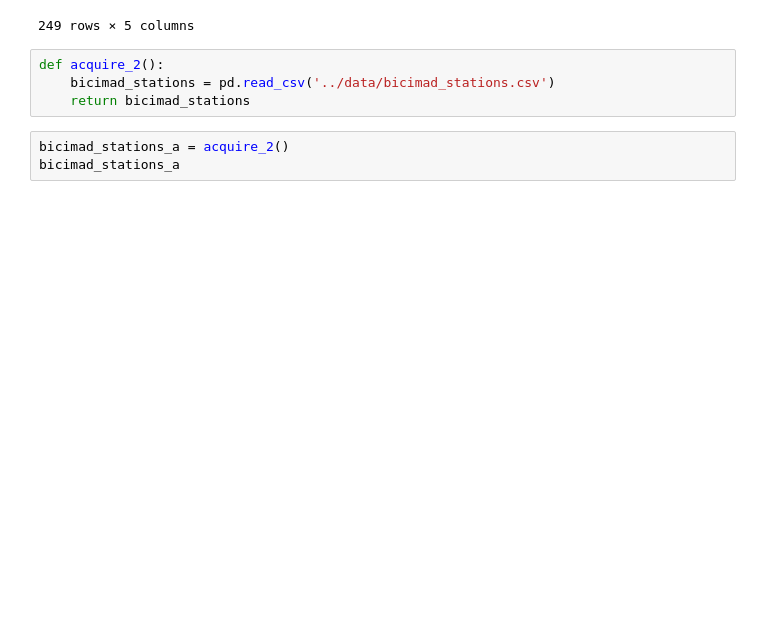
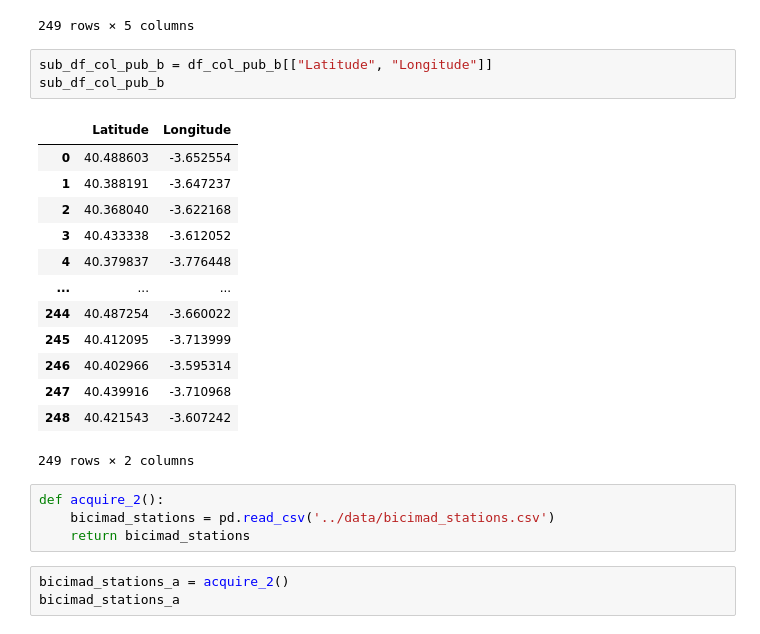
Before and after one commit to MargaMontV/project-module-1, a Jupyter notebook: notebooks/m_analysis.ipynb, the cells around one changed output. Saved outputs shown, nothing was run; the diff lists cells and outputs as text; blank space fills up the shorter version.

```diff
--- a/notebooks/m_analysis.ipynb
+++ b/notebooks/m_analysis.ipynb
@@ -86,6 +87,23 @@ See the caveats in the documentation: https://pandas.pydata.org/pandas-docs/stab
 | 247 | Colegio Público de Practicas Asun... | Colegio Público | Avenida Filipinas 5 | 40.439916 | -3.710968 |
 | 248 | Colegio Público Álvaro de Bazan | Colegio Público | Calle Zurich 10 | 40.421543 | -3.607242 |
 249 rows × 5 columns
+# %%
+sub_df_col_pub_b = df_col_pub_b[["Latitude", "Longitude"]]
+sub_df_col_pub_b
+# %% [output]
+|  | Latitude | Longitude |
+| 0 | 40.488603 | -3.652554 |
+| 1 | 40.388191 | -3.647237 |
+| 2 | 40.368040 | -3.622168 |
+| 3 | 40.433338 | -3.612052 |
+| 4 | 40.379837 | -3.776448 |
+| ... | ... | ... |
+| 244 | 40.487254 | -3.660022 |
+| 245 | 40.412095 | -3.713999 |
+| 246 | 40.402966 | -3.595314 |
+| 247 | 40.439916 | -3.710968 |
+| 248 | 40.421543 | -3.607242 |
+249 rows × 2 columns
 # %%
 def acquire_2():
     bicimad_stations = pd.read_csv('../data/bicimad_stations.csv')
```
Also changed, not shown: parts of 9 cells of this notebook, 12 other files.
